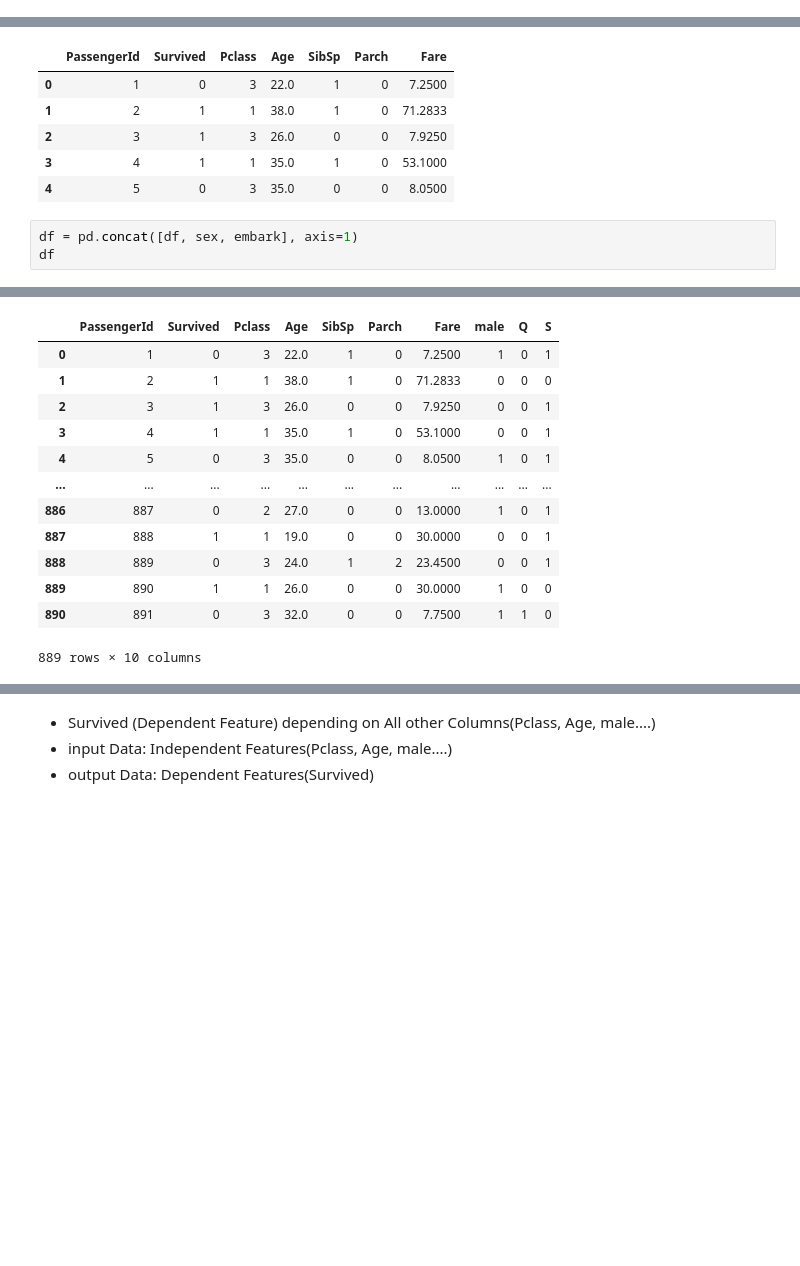
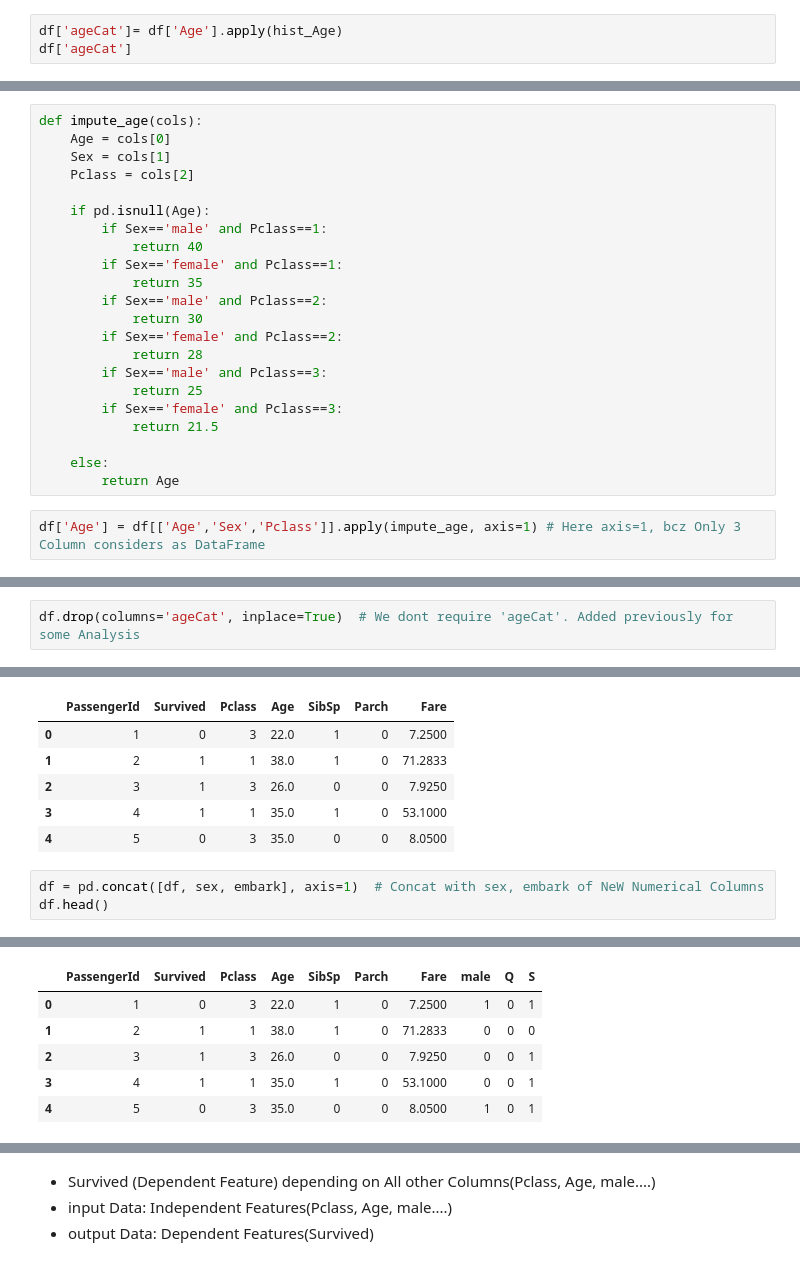
Before and after one commit to JKPradeep/DataScienceMaterial, a Jupyter notebook: 9 Exploratory Data Analysis/My Practice Titanic DataSet.ipynb, the cells around one changed output, grey strips where cells are left out. Cells and saved outputs as stored; diff of their text form; blank space fills up the shorter version.

Commit message:
Titanic Dataset Analysis updated

```diff
--- a/9 Exploratory Data Analysis/My Practice Titanic DataSet.ipynb
+++ b/9 Exploratory Data Analysis/My Practice Titanic DataSet.ipynb
@@ -182,0 +456,3 @@ df['Age'] = df[['Age', 'Pclass']].apply(impute_age, axis=1)
+# %%
+df['ageCat']= df['Age'].apply(hist_Age)
+df['ageCat']
@@ -182,0 +543,24 @@ df['Age'] = df[['Age', 'Pclass']].apply(impute_age, axis=1)
+# %%
+def impute_age(cols):
+    Age = cols[0]
+    Sex = cols[1]
+    Pclass = cols[2]
+
+    if pd.isnull(Age):
+        if Sex=='male' and Pclass==1:
+            return 40
+        if Sex=='female' and Pclass==1:
+            return 35
+        if Sex=='male' and Pclass==2:
+            return 30
+        if Sex=='female' and Pclass==2:
+            return 28
+        if Sex=='male' and Pclass==3:
+            return 25
+        if Sex=='female' and Pclass==3:
+            return 21.5
+
+    else:
+        return Age
+# %%
+df['Age'] = df[['Age','Sex','Pclass']].apply(impute_age, axis=1) # Here axis=1, bcz Only 3 Column considers as DataFrame
@@ -188,0 +606,2 @@ sns.heatmap(df.isnull(), cmap='viridis')
+# %%
+df.drop(columns='ageCat', inplace=True)  # We dont require 'ageCat'. Added previously for some Analysis
@@ -377,20 +768,13 @@ df.head()
 | 3 | 4 | 1 | 1 | 35.0 | 1 | 0 | 53.1000 |
 | 4 | 5 | 0 | 3 | 35.0 | 0 | 0 | 8.0500 |
 # %%
-df = pd.concat([df, sex, embark], axis=1)
-df
+df = pd.concat([df, sex, embark], axis=1)  # Concat with sex, embark of NeW Numerical Columns
+df.head()
 # %% [output]
 [interactive output not drawn]
 |  | PassengerId | Survived | Pclass | Age | SibSp | Parch | Fare | male | Q | S |
 | 0 | 1 | 0 | 3 | 22.0 | 1 | 0 | 7.2500 | 1 | 0 | 1 |
 | 1 | 2 | 1 | 1 | 38.0 | 1 | 0 | 71.2833 | 0 | 0 | 0 |
 | 2 | 3 | 1 | 3 | 26.0 | 0 | 0 | 7.9250 | 0 | 0 | 1 |
 | 3 | 4 | 1 | 1 | 35.0 | 1 | 0 | 53.1000 | 0 | 0 | 1 |
 | 4 | 5 | 0 | 3 | 35.0 | 0 | 0 | 8.0500 | 1 | 0 | 1 |
-| ... | ... | ... | ... | ... | ... | ... | ... | ... | ... | ... |
-| 886 | 887 | 0 | 2 | 27.0 | 0 | 0 | 13.0000 | 1 | 0 | 1 |
-| 887 | 888 | 1 | 1 | 19.0 | 0 | 0 | 30.0000 | 0 | 0 | 1 |
-| 888 | 889 | 0 | 3 | 24.0 | 1 | 2 | 23.4500 | 0 | 0 | 1 |
-| 889 | 890 | 1 | 1 | 26.0 | 0 | 0 | 30.0000 | 1 | 0 | 0 |
-| 890 | 891 | 0 | 3 | 32.0 | 0 | 0 | 7.7500 | 1 | 1 | 0 |
-889 rows × 10 columns
```
Also changed, not shown: parts of 145 cells of this notebook.
